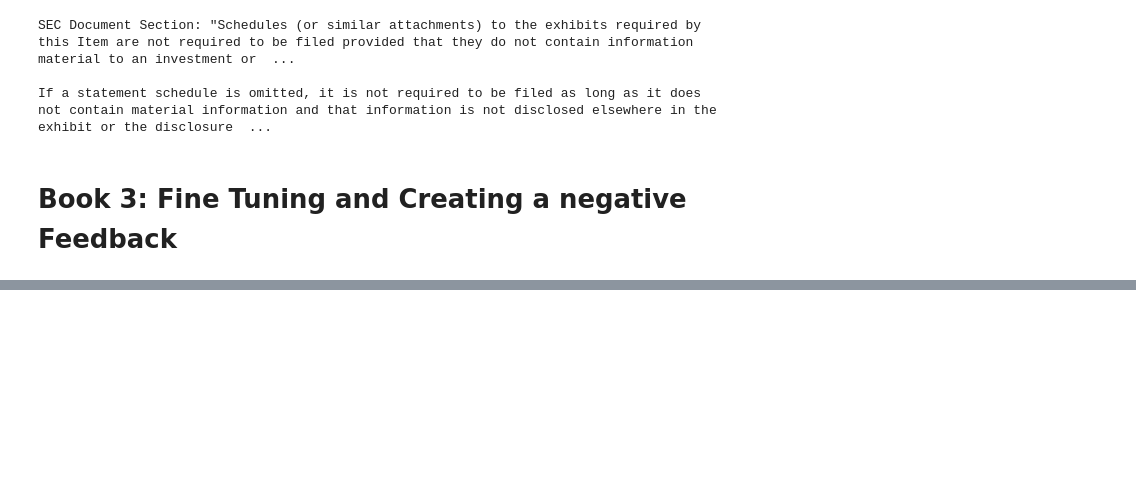
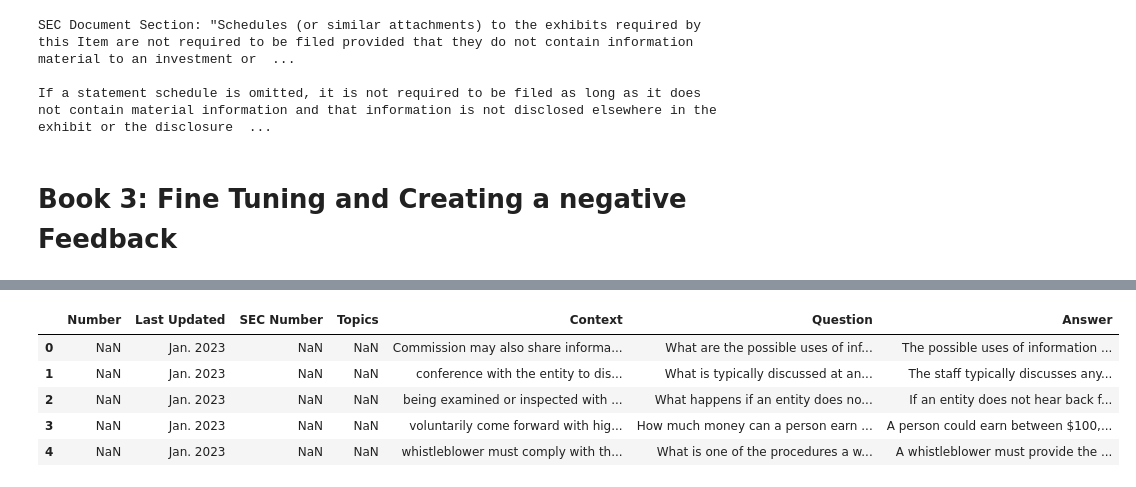
Before and after one commit to BigDataIA-Fall2023-Team6/Assignment_2, a Jupyter notebook: CookBookForPDF/OpenAIPDF.ipynb, the cells around one changed output, grey strips where cells are left out. Cells and saved outputs as stored; diff of their text form; code cells hidden in the pictures; blank space fills up the shorter version.

```diff
--- a/CookBookForPDF/OpenAIPDF.ipynb
+++ b/CookBookForPDF/OpenAIPDF.ipynb
@@ -585,0 +607,20 @@ If a statement schedule is omitted, it is not required to be filed as long as it
+# %%
+import openai
+import pandas as pd
+
+# Read the two DataFrames
+df_1 = pd.read_csv('sec_pdfs_data.csv')
+df_2 = pd.read_csv('sec_pdfs_qa.csv')
+
+# Concatenate the two DataFrames vertically (along rows)
+df = pd.concat([df_1, df_2], axis=1)
+
+search_file_id = "Rule 257"
+df.head()
+# %% [output]
+|  | Number | Last Updated | SEC Number | Topics | Context | Question | Answer |
+| 0 | NaN | Jan. 2023 | NaN | NaN | Commission may also share informa... | What are the possible uses of inf... | The possible uses of information ... |
+| 1 | NaN | Jan. 2023 | NaN | NaN | conference with the entity to dis... | What is typically discussed at an... | The staff typically discusses any... |
+| 2 | NaN | Jan. 2023 | NaN | NaN | being examined or inspected with ... | What happens if an entity does no... | If an entity does not hear back f... |
+| 3 | NaN | Jan. 2023 | NaN | NaN | voluntarily come forward with hig... | How much money can a person earn ... | A person could earn between $100,... |
+| 4 | NaN | Jan. 2023 | NaN | NaN | whistleblower must comply with th... | What is one of the procedures a w... | A whistleblower must provide the ... |
```
Also changed, not shown: parts of 18 cells of this notebook.
